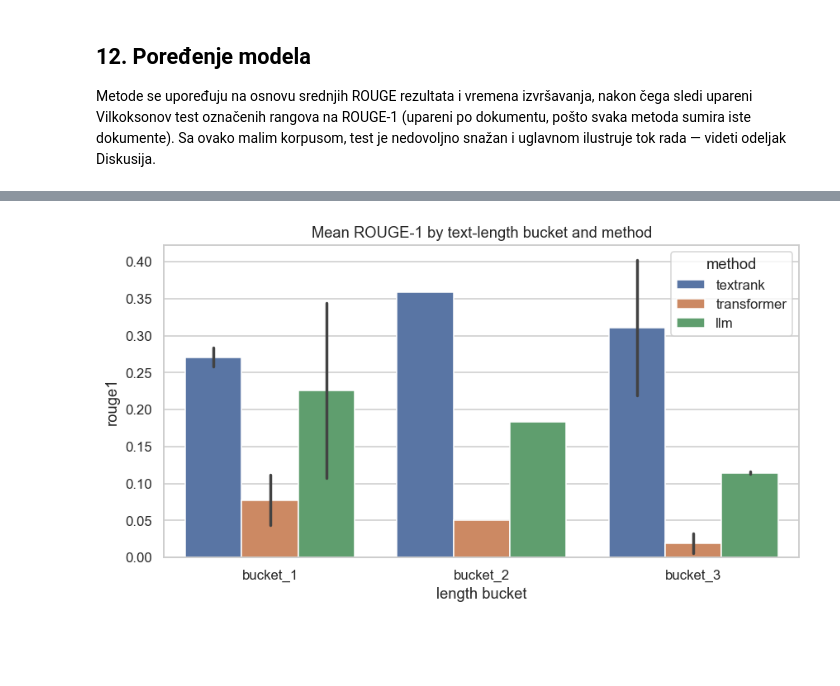
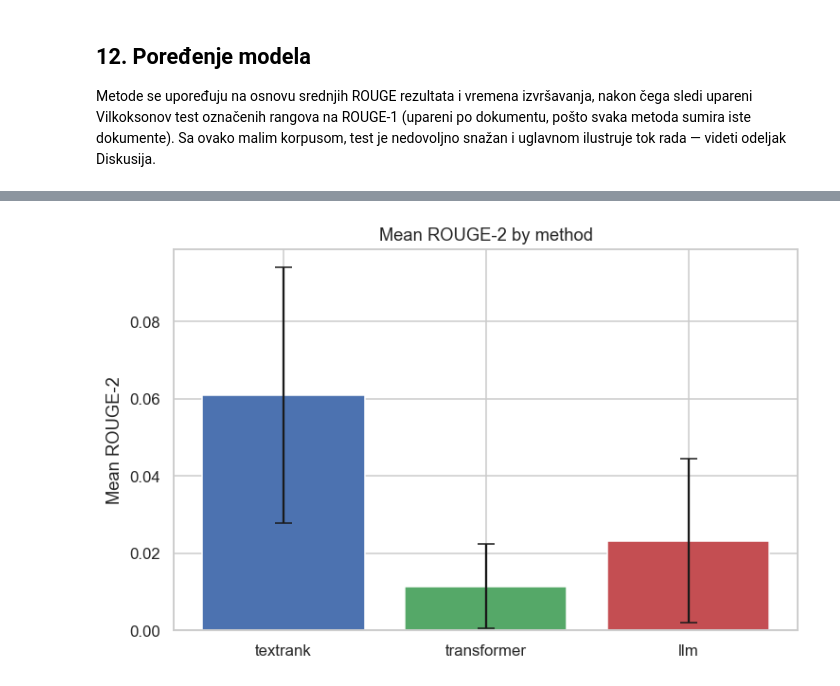
Before and after one commit to StefanStoylk-code/Sumiranje-teksta-na-srpskom-jeziku., a Jupyter notebook: SerbianSummarizationLLM.ipynb, the cells around one changed output, grey strips where cells are left out. Saved outputs shown, nothing was run; the diff lists cells and outputs as text; code cells hidden in the pictures; blank space fills up the shorter version.

```diff
--- a/SerbianSummarizationLLM.ipynb
+++ b/SerbianSummarizationLLM.ipynb
@@ -1164,14 +1102,13 @@ bucket_3       13380  17603      2
-# %%
-if df["length_bucket"].nunique() > 1:
-    fig, ax = plt.subplots(figsize=(8, 4.5))
-    sns.barplot(data=results_len, x="length_bucket", y="rouge1", hue="method",
-                order=sorted(df["length_bucket"].unique()), hue_order=order, ax=ax)
-    ax.set_title("Mean ROUGE-1 by text-length bucket and method")
-    ax.set_xlabel("length bucket")
-    plt.tight_layout()
-    plt.show()
-else:
-    print("Only one length bucket available with this corpus size "
-          "-> add more documents to make this breakdown meaningful.")
-# %% [output]
-[figure, removed]
+# %%
+fig, ax = plt.subplots(figsize=(7, 4.5))
+means = results.groupby("method")["rouge2"].mean()
+stds = results.groupby("method")["rouge2"].std().fillna(0)
+order = ["textrank", "transformer", "llm"]
+ax.bar(order, means.reindex(order), yerr=stds.reindex(order), capsize=6,
+       color=["#4C72B0", "#55A868", "#C44E52"])
+ax.set_ylabel("Mean ROUGE-2")
+ax.set_title("Mean ROUGE-2 by method")
+plt.tight_layout()
+plt.show()
+# %% [output]
+[figure, added]
```
Also changed, not shown: parts of 28 cells of this notebook.
